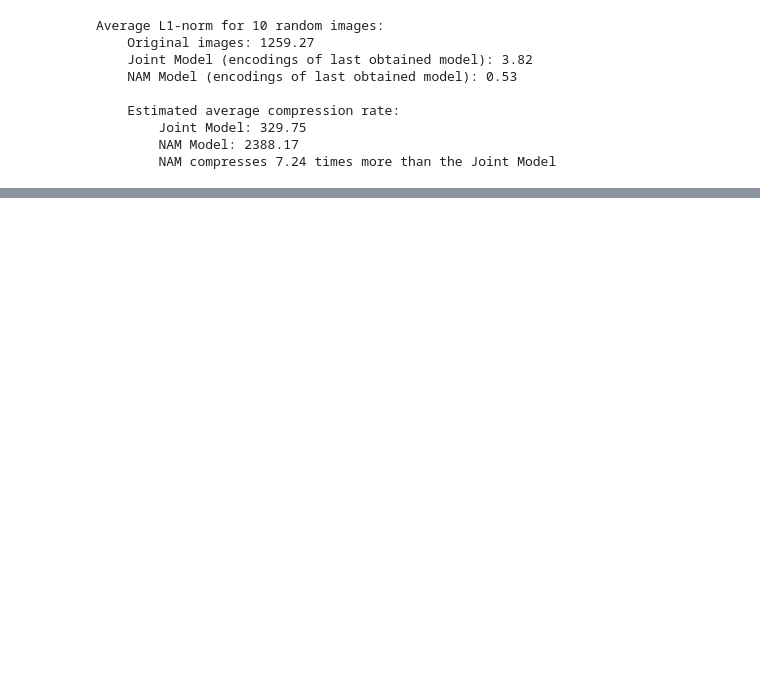
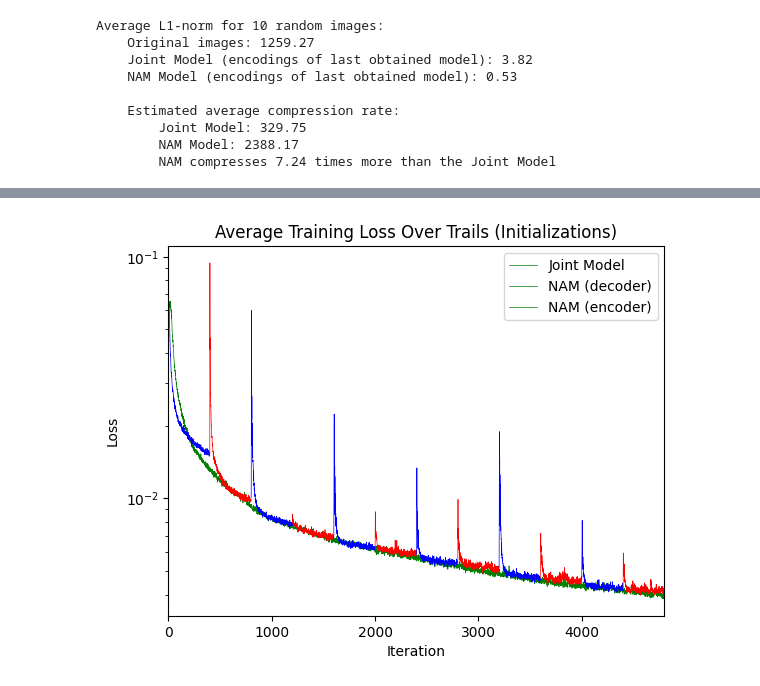
Before and after one commit to eyalgur1/AutoEncoders, a Jupyter notebook: AutoEncoder_CNN_PyTorch.ipynb, the cells around one changed output, grey strips where cells are left out. Drawn from its saved outputs; the diff is of its cells as text; code cells hidden in the pictures; blank space fills up the shorter version.

```diff
--- a/AutoEncoder_CNN_PyTorch.ipynb
+++ b/AutoEncoder_CNN_PyTorch.ipynb
@@ -577,0 +787,93 @@ Average L1-norm for 10 random images:
+# %%
+plot_joint_model_loaded = True
+plot_NAM_model_loaded = True
+
+
+if plot_joint_model_loaded:
+    param_count_joint = joint_model_loaded['avg_param_update']
+    avg_loss_joint = joint_model_loaded['avg_train_loss']
+    avg_loss_test_joint = joint_model_loaded['avg_test_loss']
+    avg_time_joint = joint_model_loaded['avg_runtime']
+if plot_NAM_model_loaded:
+    param_count_NAM = NAM_model_loaded['avg_param_update']
+    avg_loss_NAM = NAM_model_loaded['avg_train_loss']
+    avg_loss_test_NAM = NAM_model_loaded['avg_test_loss']
+    avg_time_NAM = NAM_model_loaded['avg_runtime']
+
+
+# Calculate number of decoder and decoder epochs for later average calculations
+if plot_NAM_model_loaded:
+    num_decoder_epochs = sum([1 if param_count_NAM[epoch+1][1]=='d' else 0 for epoch in range(num_epochs)])
+    num_encoder_epochs = sum([1 if param_count_NAM[epoch+1][1]=='e' else 0 for epoch in range(num_epochs)])
+    if num_decoder_epochs > 0:
+        inv_num_decoder_epochs = 1/num_decoder_epochs
+    else:
+        inv_num_decoder_epochs = np.nan
+    if num_encoder_epochs > 0:
+        inv_num_encoder_epochs = 1/num_encoder_epochs
+    else:
+        inv_num_encoder_epochs = np.nan
+
+
+# Plotting the Training Loss
+if plot_joint_model_loaded:
+    for epoch in range(num_epochs):
+        plt.semilogy(avg_loss_joint[epoch+1][0], avg_loss_joint[epoch+1][1], color='green', linewidth=0.5)
+
+
+if plot_NAM_model_loaded:
+    for epoch in range(num_epochs):
+        if avg_loss_NAM[epoch+1][2] == 'd':  # plot decoder iteration segments
+            plt.plot(avg_loss_NAM[epoch+1][0], avg_loss_NAM[epoch+1][1], color='blue', linewidth = 0.5)
+        else:  # plot encoder iteration segments
+            plt.plot(avg_loss_NAM[epoch+1][0], avg_loss_NAM[epoch+1][1], color='red', linewidth = 0.5)
+
+
+plt.xlabel('Iteration')
+plt.ylabel('Loss')
+plt.title('Average Training Loss Over Trails (Initializations)')
+plt.xlim([0, num_epochs*num_iter])
+plt.legend(['Joint Model', 'NAM (decoder)', 'NAM (encoder)'])
+plt.show()
+
+
+# Average total number of weight updates
+print('\n')
+print(f'Average total weight updates per epoch over trials:')
+if plot_joint_model_loaded:
+    avg_joint_updates = (1/num_epochs)*sum(param_count_joint[epoch+1] for epoch in range(num_epochs))
+    print(f'    Joint Model:', avg_joint_updates)
+
+    avg_decoder_updates = inv_num_decoder_epochs*sum(param_count_NAM[epoch+1][0] if param_count_NAM[epoch+1][1]=='d' else 0 for epoch in range(num_epochs))
+    avg_encoder_updates = inv_num_encoder_epochs*sum(param_count_NAM[epoch+1][0] if param_count_NAM[epoch+1][1]=='e' else 0 for epoch in range(num_epochs))
+    print(f'    NAM Model (decoder):', avg_decoder_updates)
+    print(f'    NAM Model (encoder):', avg_encoder_updates)
+    avg_NAM_updates = np.nanmean([avg_decoder_updates, avg_encoder_updates])
+    print(f'    NAM Model (decoder and encoder):', avg_NAM_updates)
+if plot_joint_model_loaded and plot_NAM_model_loaded:
+    print(f'    The Joint Model updates {avg_joint_updates/avg_NAM_updates:.2f} times more weights per epoch compared to the NAM Model')
+
+
+# Average run time per epoch for each model
+print('\n')
+print(f'Average run time per epoch over trials:')
+if plot_joint_model_loaded:
+    avg_joint_time = (1/num_epochs)*sum(avg_time_joint[epoch+1] for epoch in range(num_epochs))
+    print(f'    Joint Model: {avg_joint_time:.2f} seconds')
+if NAM_model:
+    avg_decoder_time = inv_num_decoder_epochs*sum(avg_time_NAM[epoch+1][0] if avg_time_NAM[epoch+1][1]=='d' else 0 for epoch in range(num_epochs))
+    avg_encoder_time = inv_num_encoder_epochs*sum(avg_time_NAM[epoch+1][0] if avg_time_NAM[epoch+1][1]=='e' else 0 for epoch in range(num_epochs))
+    print(f'    NAM Model (decoder): {avg_decoder_time:.2f} seconds')
+    print(f'    NAM Model (encoder): {avg_encoder_time:.2f} seconds')
+    avg_NAM_time = np.nanmean([avg_decoder_time, avg_encoder_time])
+    print(f'    NAM Model (decoder and encoder): {avg_NAM_time:.2f} seconds')
+if plot_joint_model_loaded and plot_NAM_model_loaded:
+    print(f'    The NAM Model is {(1-avg_NAM_time/avg_joint_time)*100:.2f}% faster than the Joint Model')
+
+# Average test loss
+print('\n')
+print(f'Average test loss over trials:')
+print(f'    Joint Model: {avg_loss_test_joint:.4f}')
+print(f'    NAM Model: {avg_loss_test_NAM:.4f}')
+# %% [output]
+[figure, added]
```
Also changed, not shown: parts of 12 cells of this notebook.
